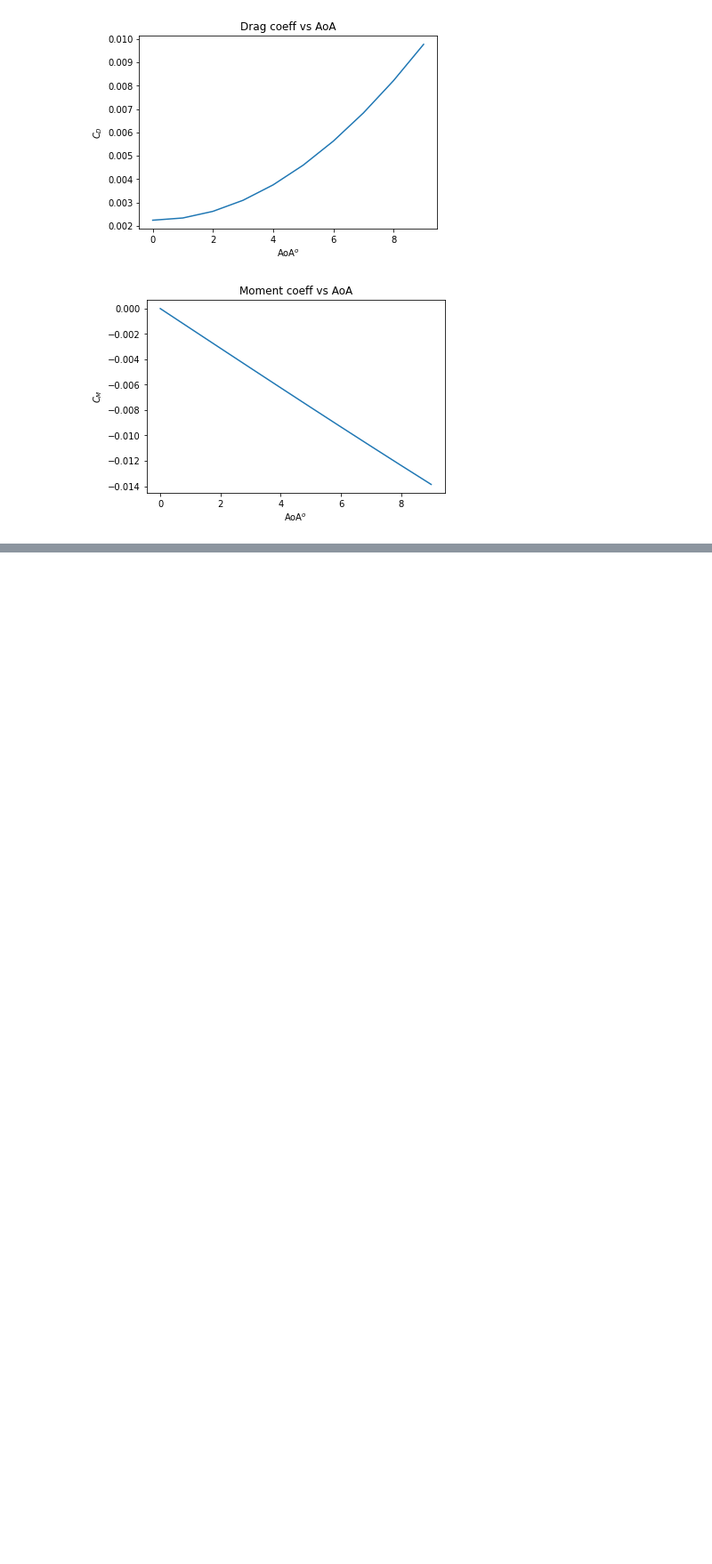
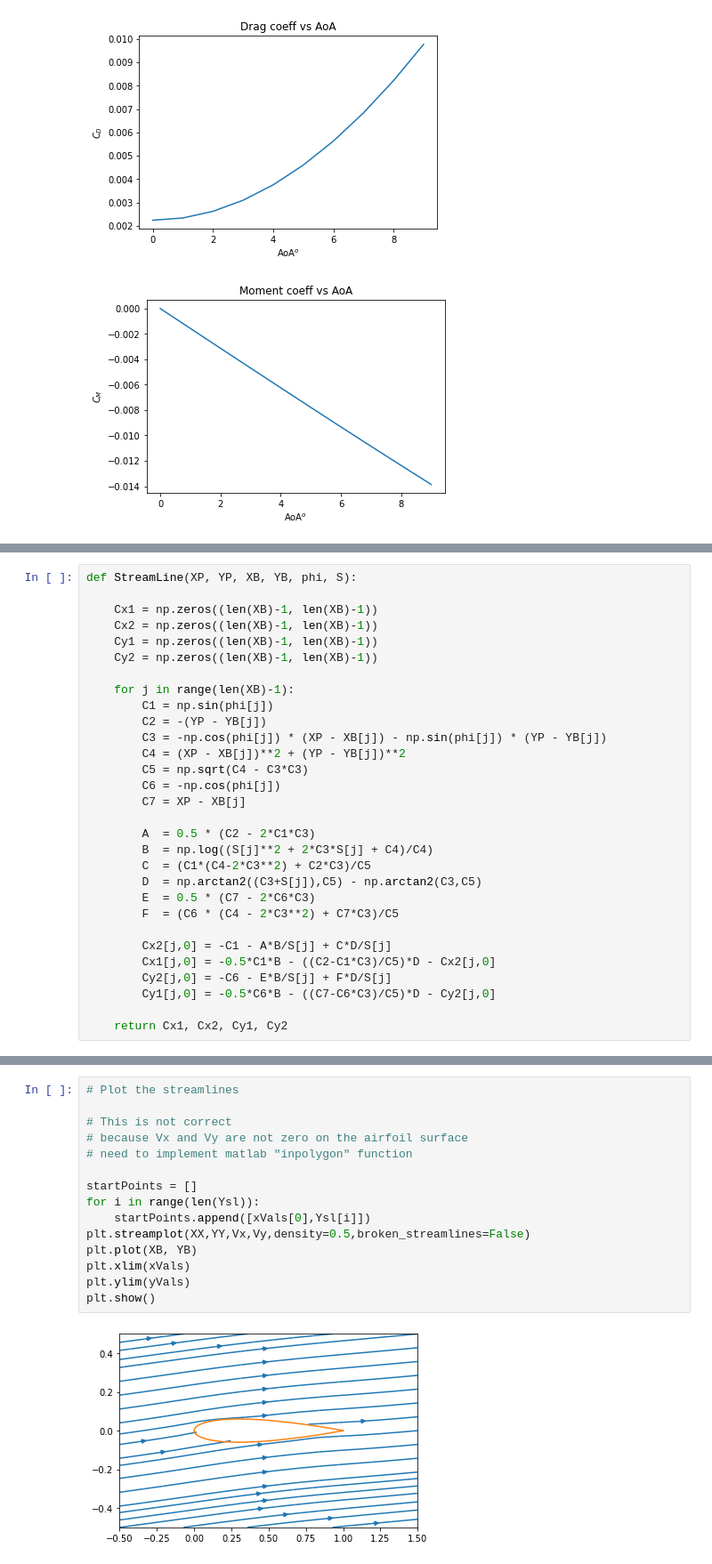
Before and after one commit to alfiyandyhr/VortexPanelMethod, a Jupyter notebook: airfoil_vpm.ipynb, the cells around one changed output, grey strips where cells are left out. Shown: that part at 89% size. Saved outputs shown, nothing was run; the diff lists cells and outputs as text; blank space fills up the shorter version.

Commit message:
vortex panel method applied to 2D-airfoil

```diff
--- a/airfoil_vpm.ipynb
+++ b/airfoil_vpm.ipynb
@@ -726,3 +733,33 @@ if len(AoA)>1:
 ### Streamlines
 
 <img src='figures/fig3.jpg' />
+# %%
+def StreamLine(XP, YP, XB, YB, phi, S):
+
+    Cx1 = np.zeros((len(XB)-1, len(XB)-1))
+    Cx2 = np.zeros((len(XB)-1, len(XB)-1))
+    Cy1 = np.zeros((len(XB)-1, len(XB)-1))
+    Cy2 = np.zeros((len(XB)-1, len(XB)-1))
+
+    for j in range(len(XB)-1):
+        C1 = np.sin(phi[j])
+        C2 = -(YP - YB[j])
+        C3 = -np.cos(phi[j]) * (XP - XB[j]) - np.sin(phi[j]) * (YP - YB[j])
+        C4 = (XP - XB[j])**2 + (YP - YB[j])**2
+        C5 = np.sqrt(C4 - C3*C3)
+        C6 = -np.cos(phi[j])
+        C7 = XP - XB[j]
+
+        A  = 0.5 * (C2 - 2*C1*C3)
+        B  = np.log((S[j]**2 + 2*C3*S[j] + C4)/C4)
+        C  = (C1*(C4-2*C3**2) + C2*C3)/C5
+        D  = np.arctan2((C3+S[j]),C5) - np.arctan2(C3,C5)
+        E  = 0.5 * (C7 - 2*C6*C3)
+        F  = (C6 * (C4 - 2*C3**2) + C7*C3)/C5
+
+        Cx2[j,0] = -C1 - A*B/S[j] + C*D/S[j]
+        Cx1[j,0] = -0.5*C1*B - ((C2-C1*C3)/C5)*D - Cx2[j,0]
+        Cy2[j,0] = -C6 - E*B/S[j] + F*D/S[j]
+        Cy1[j,0] = -0.5*C6*B - ((C7-C6*C3)/C5)*D - Cy2[j,0]
+
+    return Cx1, Cx2, Cy1, Cy2
@@ -728,0 +847,17 @@ if len(AoA)>1:
+# %%
+# Plot the streamlines
+
+# This is not correct
+# because Vx and Vy are not zero on the airfoil surface
+# need to implement matlab "inpolygon" function
+
+startPoints = []
+for i in range(len(Ysl)):
+    startPoints.append([xVals[0],Ysl[i]])
+plt.streamplot(XX,YY,Vx,Vy,density=0.5,broken_streamlines=False)
+plt.plot(XB, YB)
+plt.xlim(xVals)
+plt.ylim(yVals)
+plt.show()
+# %% [output]
+[figure, added]
```
Also changed, not shown: parts of 3 cells of this notebook.
